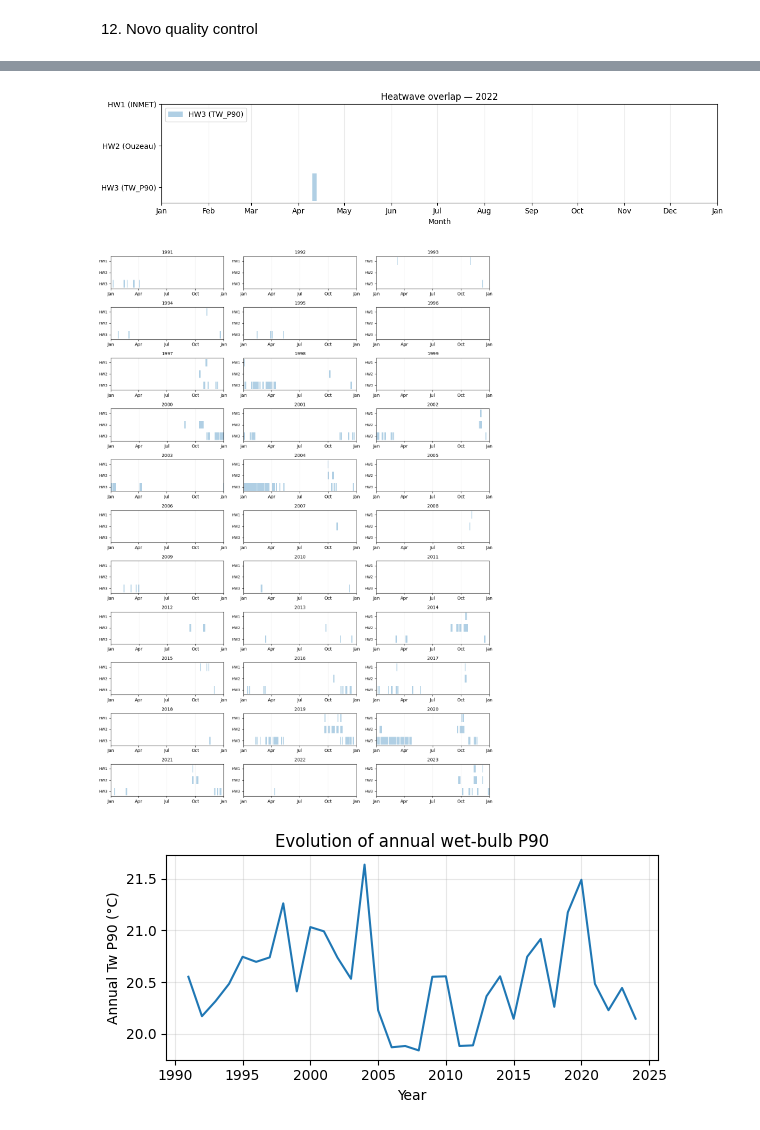
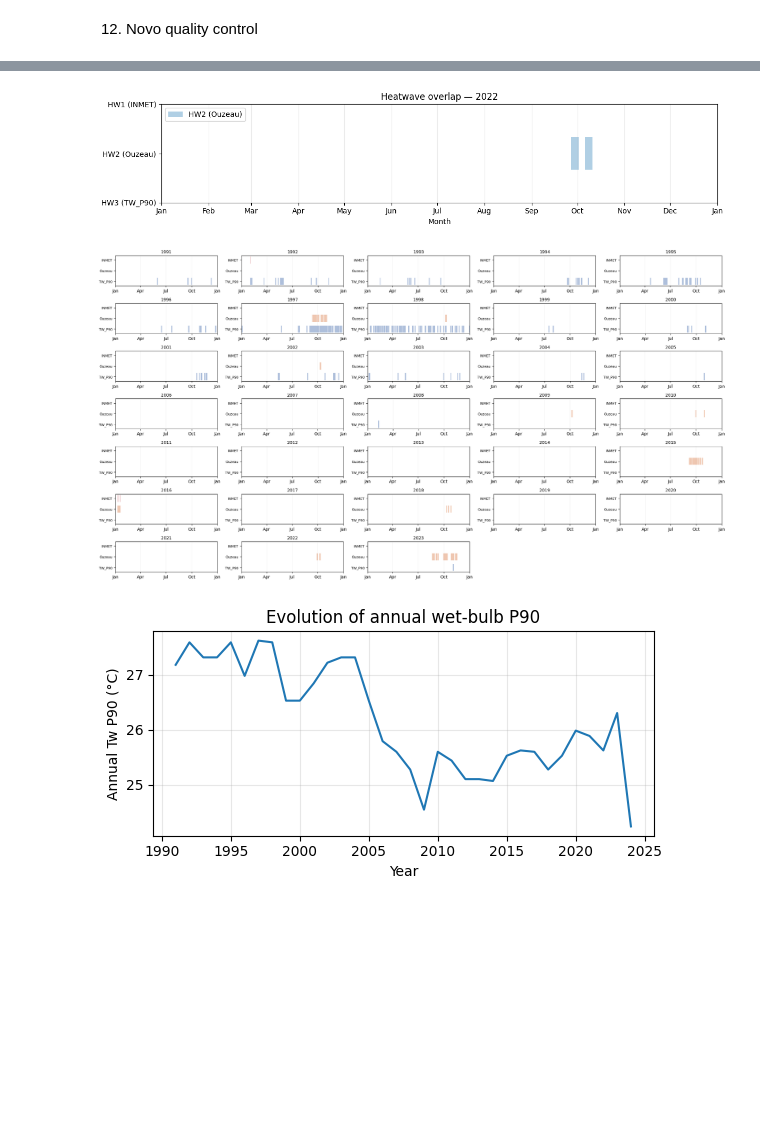
Before and after one commit to matheusbracht/heatwave_overheating_pipeline, a Jupyter notebook: notebooks/1_detect_heatwaves.ipynb, the cells around one changed output, grey strips where cells are left out. Cells and saved outputs as stored; diff of their text form; code cells hidden in the pictures; blank space fills up the shorter version.

```diff
--- a/notebooks/1_detect_heatwaves.ipynb
+++ b/notebooks/1_detect_heatwaves.ipynb
@@ -38,7 +38,7 @@ importlib.reload(cb); importlib.reload(hw_inmet); importlib.reload(hw_ouzeau); i
 # %% [markdown]
 2. Site parameters and path
 # %%
-SITE_ID = "BSB"
+SITE_ID = "MAO"
 INTERIM_DIR = ROOT / "data" / "interim" / SITE_ID
 PROC_DIR = ROOT / "data" / "processed" / SITE_ID
 PROC_DIR.mkdir(parents=True, exist_ok=True)
@@ -703,7 +690,7 @@ def plot_hw_overlap_year(events_all: pd.DataFrame, year: int,
 plot_hw_overlap_year(events_all, 2022, methods=("INMET","Ouzeau","TW_P90"),
                      method_labels={"INMET":"HW1 (INMET)", "Ouzeau":"HW2 (Ouzeau)", "TW_P90":"HW3 (TW_P90)"})
 # %% [output]
-[figure, old version]
+[figure, new version]
 # %%
 def plot_hw_overlap_multi_year(
     events_all: pd.DataFrame,
@@ -794,14 +798,14 @@ def plot_hw_overlap_multi_year(
 # %%
 plot_hw_overlap_multi_year(
     events_all,
     years=range(1991, 2024),
     methods=("INMET","Ouzeau","TW_P90"),
-    ylabels=("HW1","HW2","HW3"),
-    ncols=3,
+    ylabels=("INMET","Ouzeau","TW_P90"),
+    ncols=5,
     show_no_events_text=False  # se quiser só “em branco”
 )
 # %% [output]
-[figure, old version]
+[figure, new version]
 # %%
 df["year"] = df["timeset"].dt.year
 
@@ -820,4 +824,4 @@ plt.grid(alpha=0.3)
 plt.tight_layout()
 plt.show()
 # %% [output]
-[figure, old version]
+[figure, new version]
```
Also changed, not shown: parts of 14 cells of this notebook, 3 other files.
